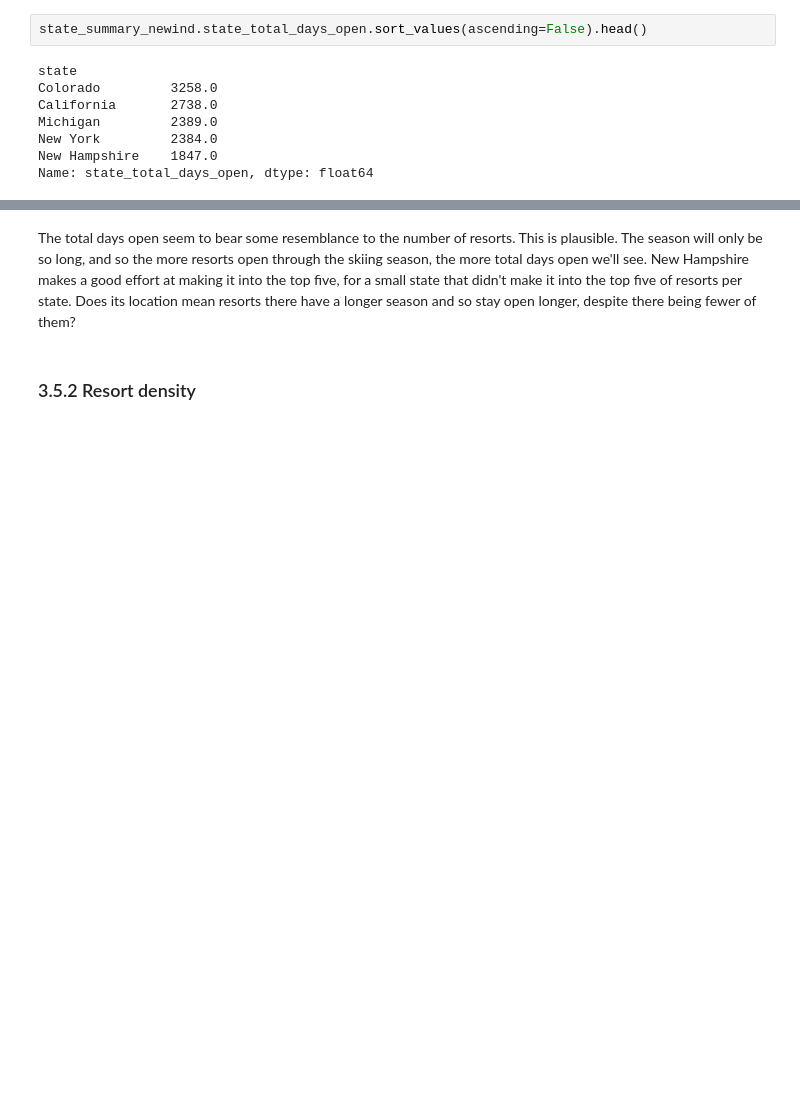
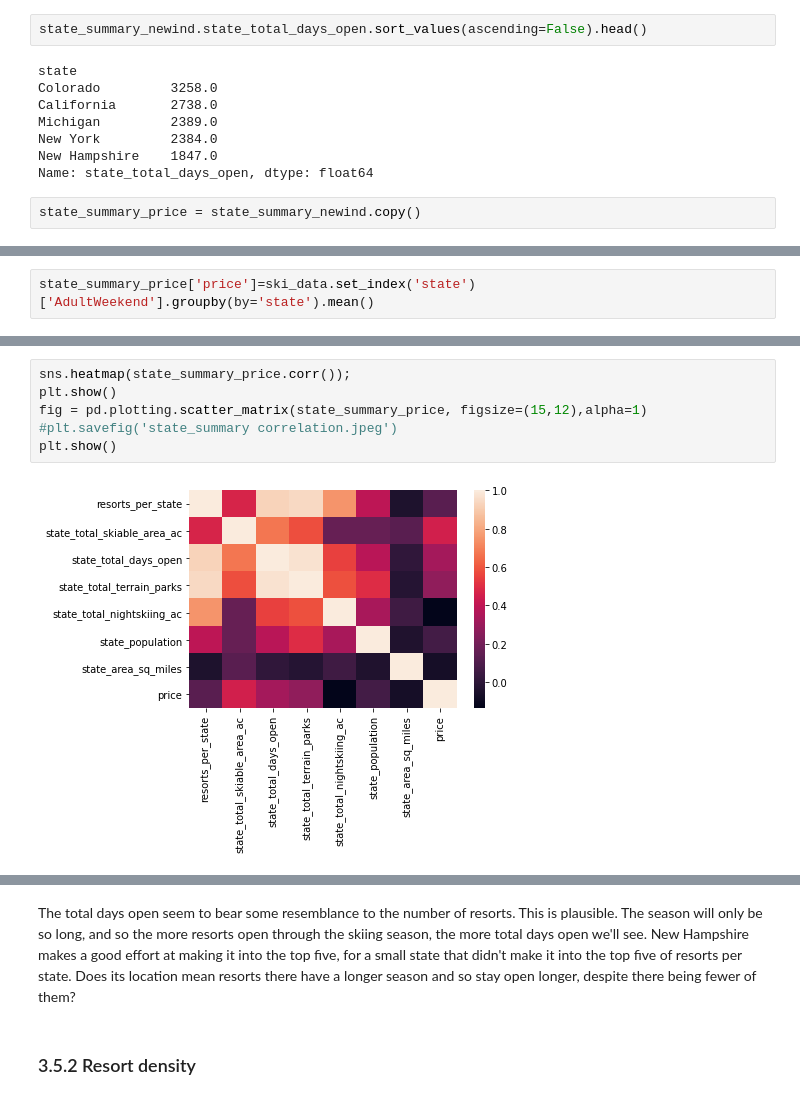
Before and after one commit to ropamon1202/DataScienceGuidedCapstone, a Jupyter notebook: Notebooks/03_exploratory_data_analysis.ipynb, the cells around one changed output, grey strips where cells are left out. Drawn from its saved outputs; the diff is of its cells as text; blank space fills up the shorter version.

Commit message:
Added correlation matrix to evaluate target variable against state labels (after mentor discussion)

```diff
--- a/Notebooks/03_exploratory_data_analysis.ipynb
+++ b/Notebooks/03_exploratory_data_analysis.ipynb
@@ -206,3 +206,5 @@ Michigan         2389.0
 New York         2384.0
 New Hampshire    1847.0
 Name: state_total_days_open, dtype: float64
+# %%
+state_summary_price = state_summary_newind.copy()
@@ -208,0 +213,2 @@ Name: state_total_days_open, dtype: float64
+# %%
+state_summary_price['price']=ski_data.set_index('state')['AdultWeekend'].groupby(by='state').mean()
@@ -208,0 +227,8 @@ Name: state_total_days_open, dtype: float64
+# %%
+sns.heatmap(state_summary_price.corr());
+plt.show()
+fig = pd.plotting.scatter_matrix(state_summary_price, figsize=(15,12),alpha=1)
+#plt.savefig('state_summary correlation.jpeg')
+plt.show()
+# %% [output]
+[figure, added]
```
Also changed, not shown: parts of 4 cells of this notebook.
